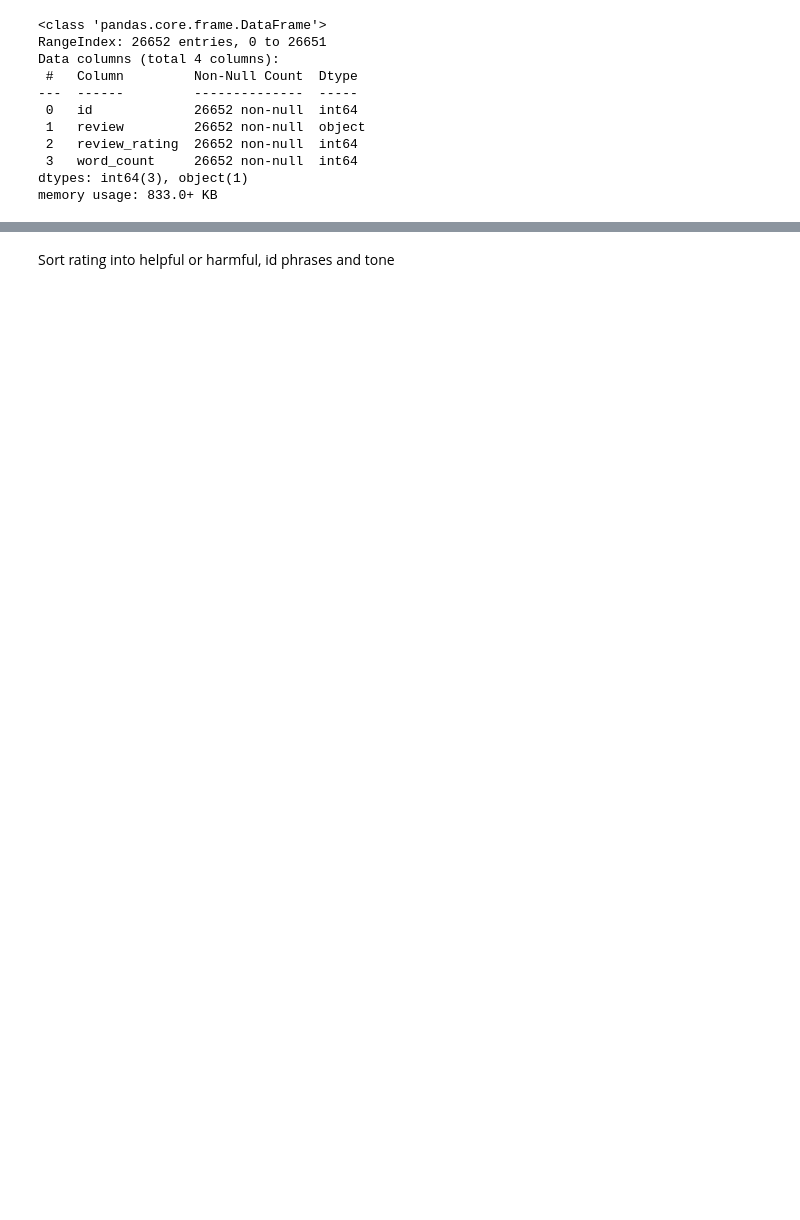
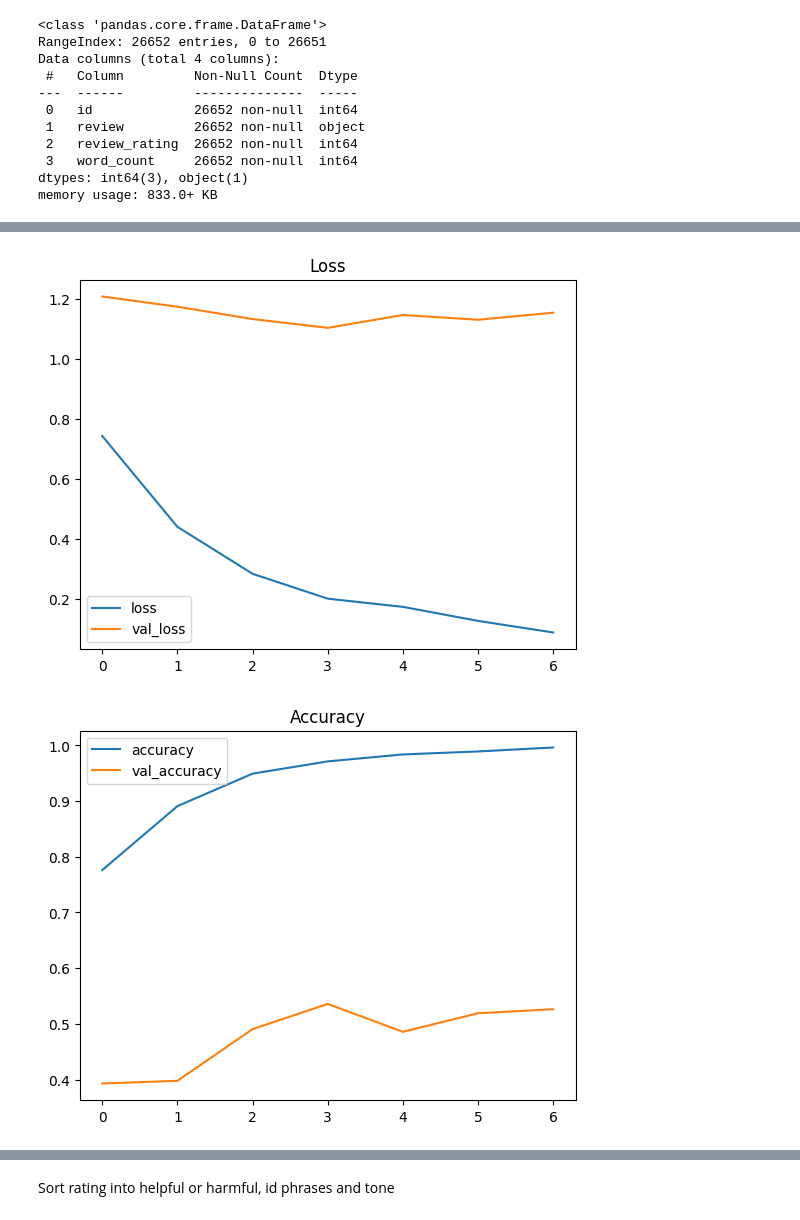
Before and after one commit to Morpis-jpg/gitrep, a Jupyter notebook: Video_game_review.ipynb, the cells around one changed output, grey strips where cells are left out. Saved outputs shown, nothing was run; the diff lists cells and outputs as text; code cells hidden in the pictures; blank space fills up the shorter version.

```diff
--- a/Video_game_review.ipynb
+++ b/Video_game_review.ipynb
@@ -166,6 +231,6 @@ plot_word_cloud(reviewdf[reviewdf['review_rating'] == 1], typ="bad")
 # %%
-features = reviewdf['review']
-target = reviewdf['review_rating']
+features = balanced_df['review']
+target = balanced_df['sentiment']
 X_train, X_val, Y_train, Y_val = train_test_split(features, target, test_size=0.2, random_state=42)
 
 # One-hot encode the labels
@@ -189,0 +253,23 @@ X_val_padded = pad_sequences(X_val_seq, maxlen=max_len, padding='post', truncati
+# %%
+from tensorflow import keras
+from tensorflow.keras import layers
+
+max_words = 10000
+max_len = 100
+#model overfitting very badly for now, going to fix over weekend
+model = keras.models.Sequential([
+    layers.Embedding(input_dim=max_words, output_dim=32, input_length=max_len),
+    layers.Bidirectional(layers.LSTM(16)),
+    layers.Dense(512, activation='relu', kernel_regularizer='l1'),
+    layers.BatchNormalization(),
+    layers.Dropout(0.3),
+    layers.Dense(3, activation='softmax')
+])
+
+model.build(input_shape=(None, max_len))
+
+model.compile(loss='categorical_crossentropy',
+              optimizer='adam',
+              metrics=['accuracy'])
+
+model.summary()
@@ -189,0 +297,11 @@ X_val_padded = pad_sequences(X_val_seq, maxlen=max_len, padding='post', truncati
+# %%
+from keras.callbacks import EarlyStopping, ReduceLROnPlateau
+
+es = EarlyStopping(patience=3, monitor='val_accuracy', restore_best_weights=True)
+lr = ReduceLROnPlateau(patience=2, monitor='val_loss', factor=0.5, verbose=0)
+# %%
+history = model.fit(X_train_padded, Y_train,
+                    validation_data=(X_val_padded, Y_val),
+                    epochs=50,
+                    batch_size=32,
+                    callbacks=[es, lr])
@@ -189,0 +327,10 @@ X_val_padded = pad_sequences(X_val_seq, maxlen=max_len, padding='post', truncati
+# %%
+history_df = pd.DataFrame(history.history)
+
+history_df[['loss', 'val_loss']].plot(title="Loss")
+
+history_df[['accuracy', 'val_accuracy']].plot(title="Accuracy")
+plt.show()
+# %% [output]
+[figure, added]
+[figure, added]
```
Also changed, not shown: parts of 22 cells of this notebook.
